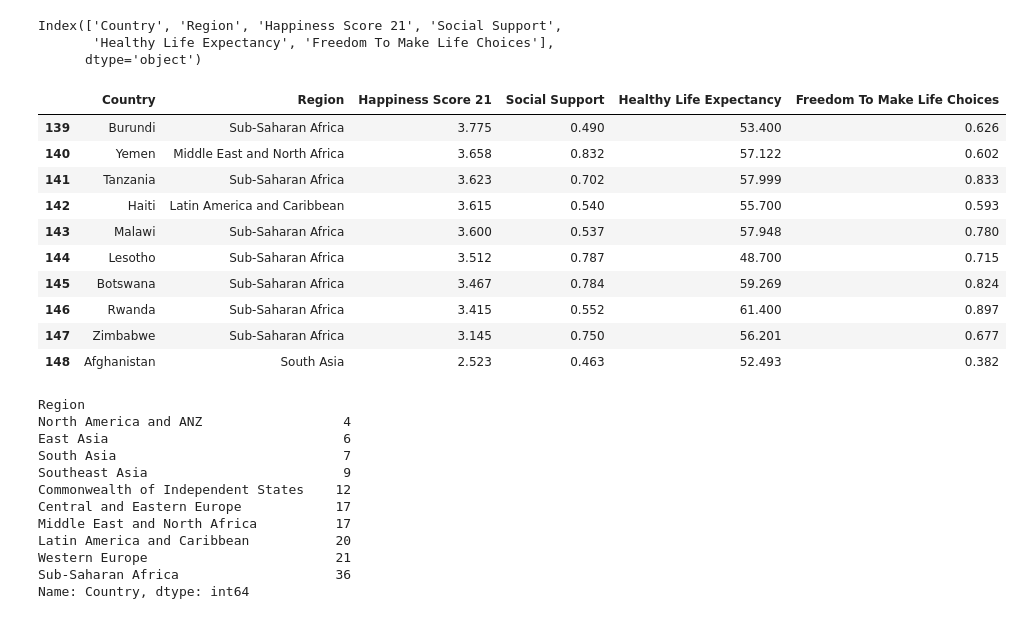
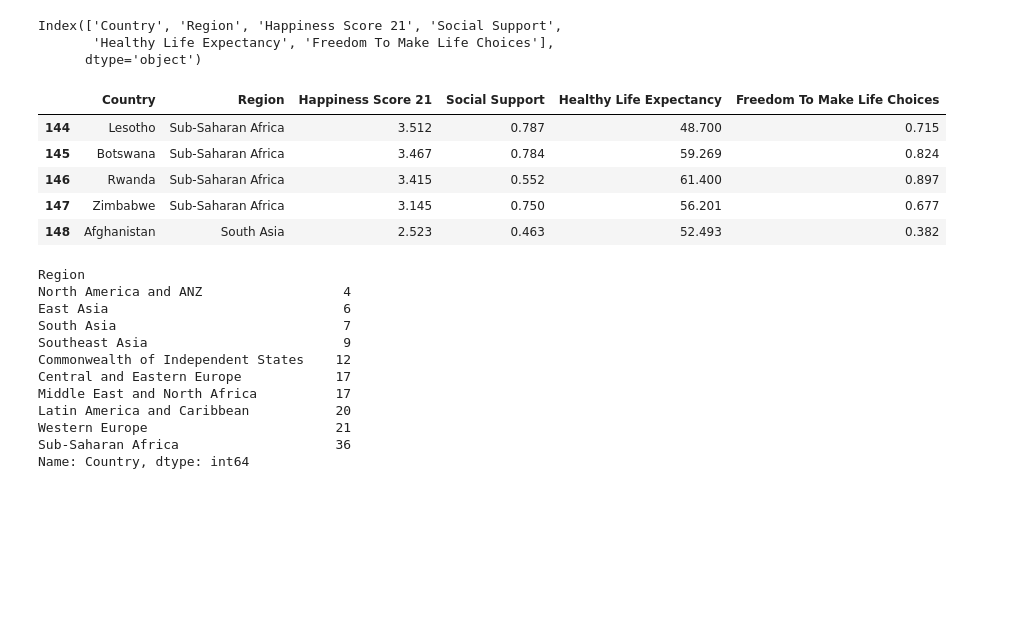
Before and after one commit to shroomtoastie/World_Happiness_project, a Jupyter notebook: main.ipynb, the cells around one changed output. Cells and saved outputs as stored; diff of their text form; code cells hidden in the pictures; blank space fills up the shorter version.

```diff
--- a/main.ipynb
+++ b/main.ipynb
@@ -57,14 +72,9 @@ Index(['Country', 'Region', 'Happiness Score 21', 'Social Support',
        'Healthy Life Expectancy', 'Freedom To Make Life Choices'],
       dtype='object')
 # %%
-happy21_df.tail(10)
+happy21_df.tail()
 # %% [output]
 |  | Country | Region | Happiness Score 21 | Social Support | Healthy Life Expectancy | Freedom To Make Life Choices |
-| 139 | Burundi | Sub-Saharan Africa | 3.775 | 0.490 | 53.400 | 0.626 |
-| 140 | Yemen | Middle East and North Africa | 3.658 | 0.832 | 57.122 | 0.602 |
-| 141 | Tanzania | Sub-Saharan Africa | 3.623 | 0.702 | 57.999 | 0.833 |
-| 142 | Haiti | Latin America and Caribbean | 3.615 | 0.540 | 55.700 | 0.593 |
-| 143 | Malawi | Sub-Saharan Africa | 3.600 | 0.537 | 57.948 | 0.780 |
 | 144 | Lesotho | Sub-Saharan Africa | 3.512 | 0.787 | 48.700 | 0.715 |
 | 145 | Botswana | Sub-Saharan Africa | 3.467 | 0.784 | 59.269 | 0.824 |
 | 146 | Rwanda | Sub-Saharan Africa | 3.415 | 0.552 | 61.400 | 0.897 |
```
Also changed, not shown: parts of 14 cells of this notebook, 1 other file.
